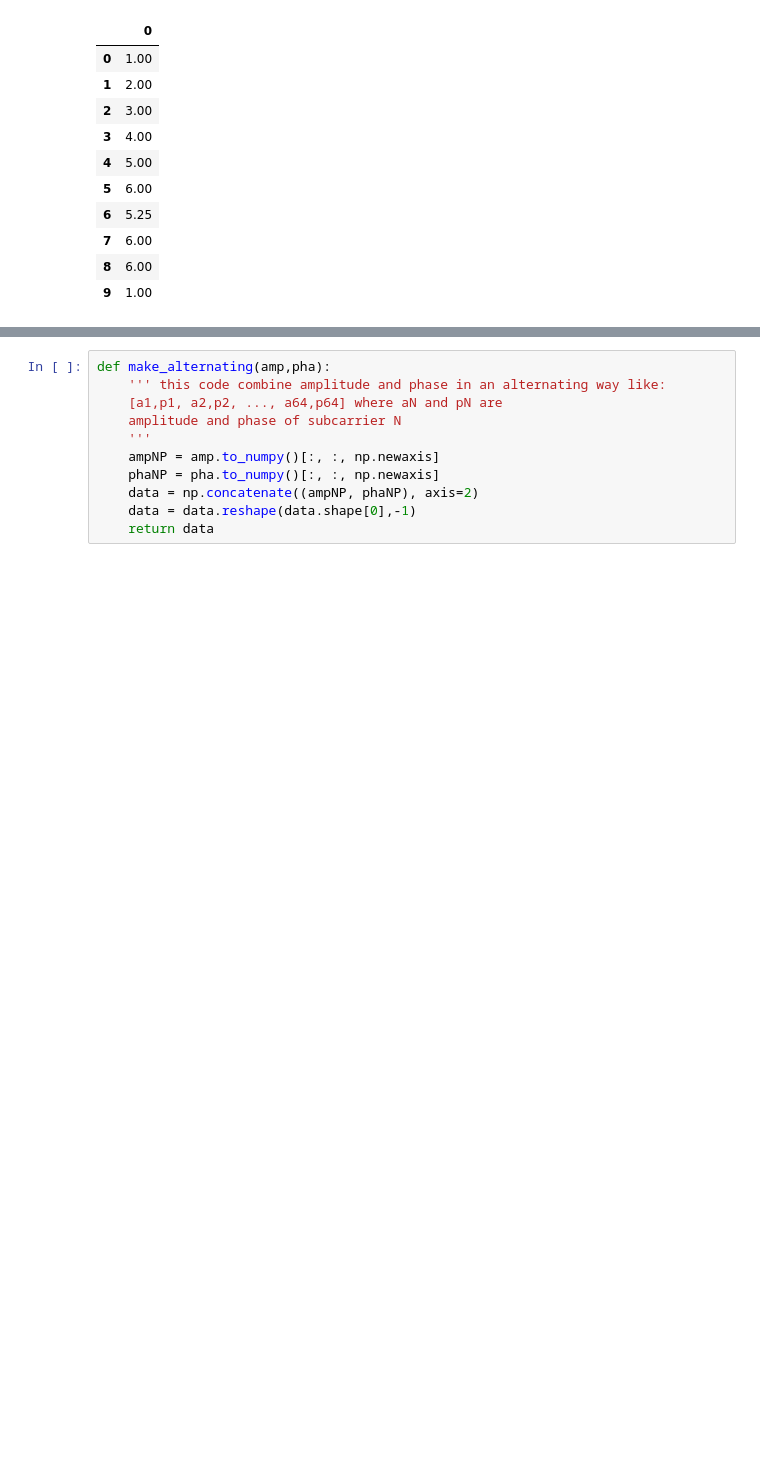
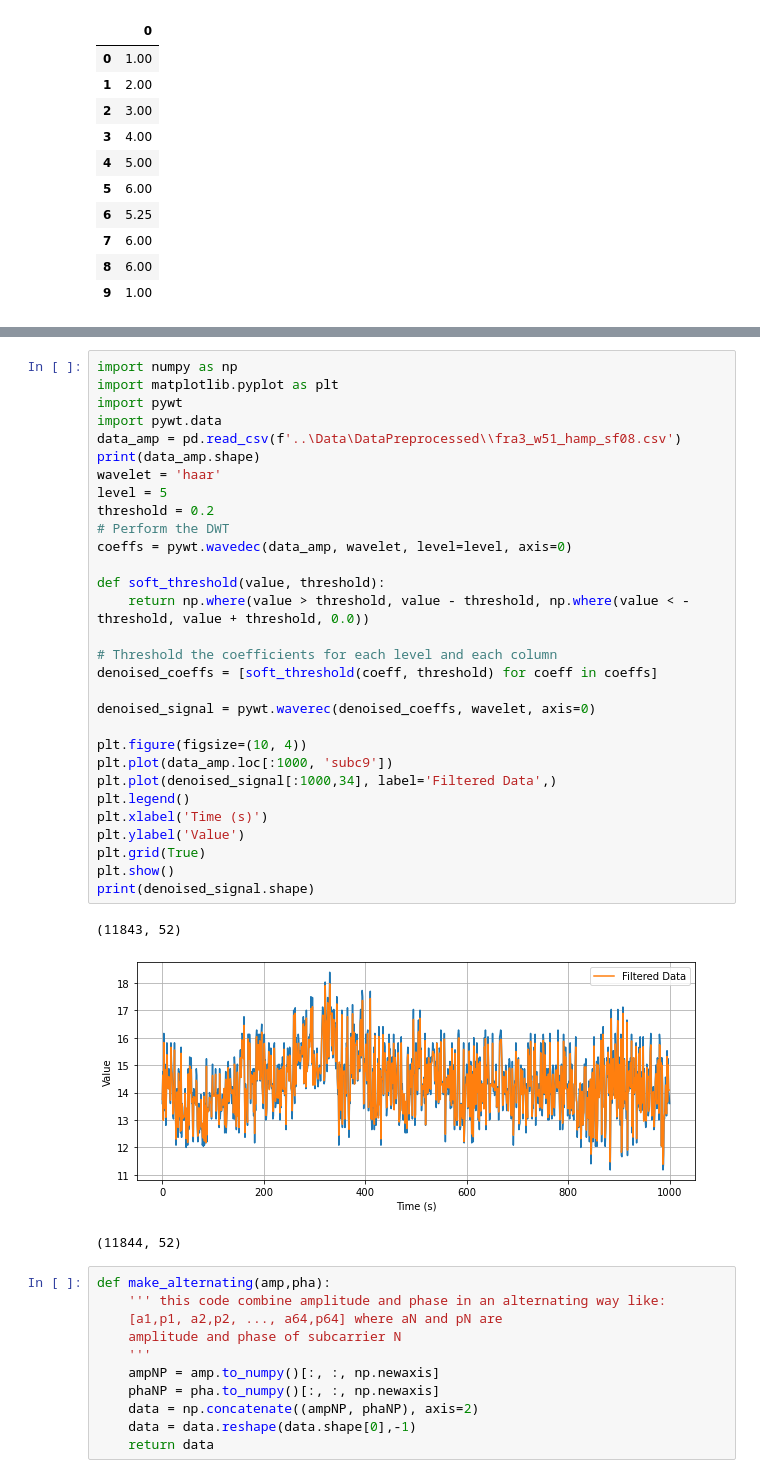
Before and after one commit to Paco-Danes/Thesis, a Jupyter notebook: Code/cleaningAndPlots.ipynb, the cells around one changed output, grey strips where cells are left out. Cells and saved outputs as stored; diff of their text form; blank space fills up the shorter version.

```diff
--- a/Code/cleaningAndPlots.ipynb
+++ b/Code/cleaningAndPlots.ipynb
@@ -161,3 +167,37 @@ plt.show()
+# %%
+import numpy as np
+import matplotlib.pyplot as plt
+import pywt
+import pywt.data
+data_amp = pd.read_csv(f'..\Data\DataPreprocessed\\fra3_w51_hamp_sf08.csv')
+print(data_amp.shape)
+wavelet = 'haar'
+level = 5
+threshold = 0.2
+# Perform the DWT
+coeffs = pywt.wavedec(data_amp, wavelet, level=level, axis=0)
+
+def soft_threshold(value, threshold):
+    return np.where(value > threshold, value - threshold, np.where(value < -threshold, value + threshold, 0.0))
+
+# Threshold the coefficients for each level and each column
+denoised_coeffs = [soft_threshold(coeff, threshold) for coeff in coeffs]
+
+denoised_signal = pywt.waverec(denoised_coeffs, wavelet, axis=0)
+
+plt.figure(figsize=(10, 4))
+plt.plot(data_amp.loc[:1000, 'subc9'])
+plt.plot(denoised_signal[:1000,34], label='Filtered Data',)
+plt.legend()
+plt.xlabel('Time (s)')
+plt.ylabel('Value')
+plt.grid(True)
+plt.show()
+print(denoised_signal.shape)
+# %% [output]
+(11843, 52)
+[figure, added]
+(11844, 52)
 # %%
 def make_alternating(amp,pha):
     ''' this code combine amplitude and phase in an alternating way like:
```
Also changed, not shown: parts of 7 cells of this notebook, 13 other files.
